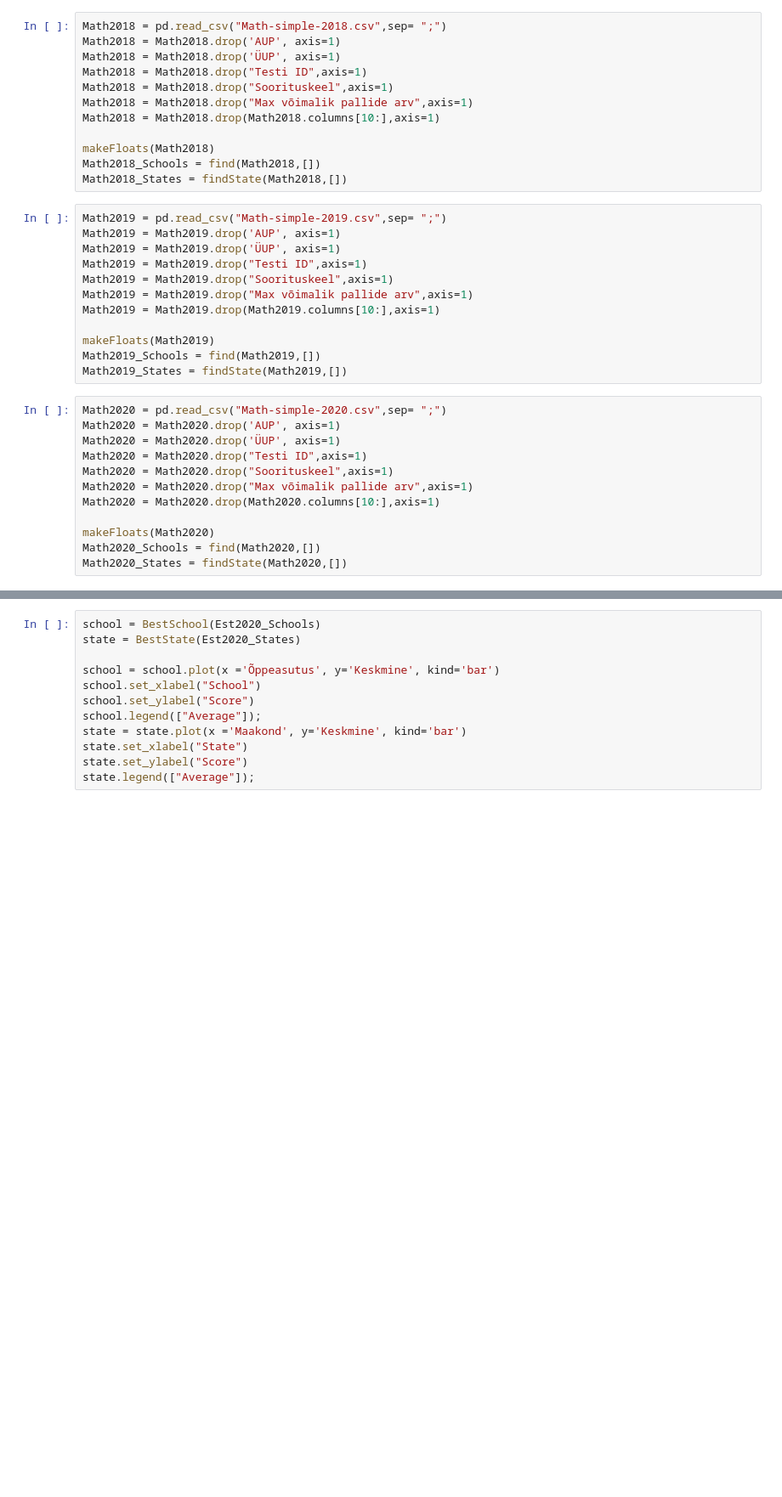
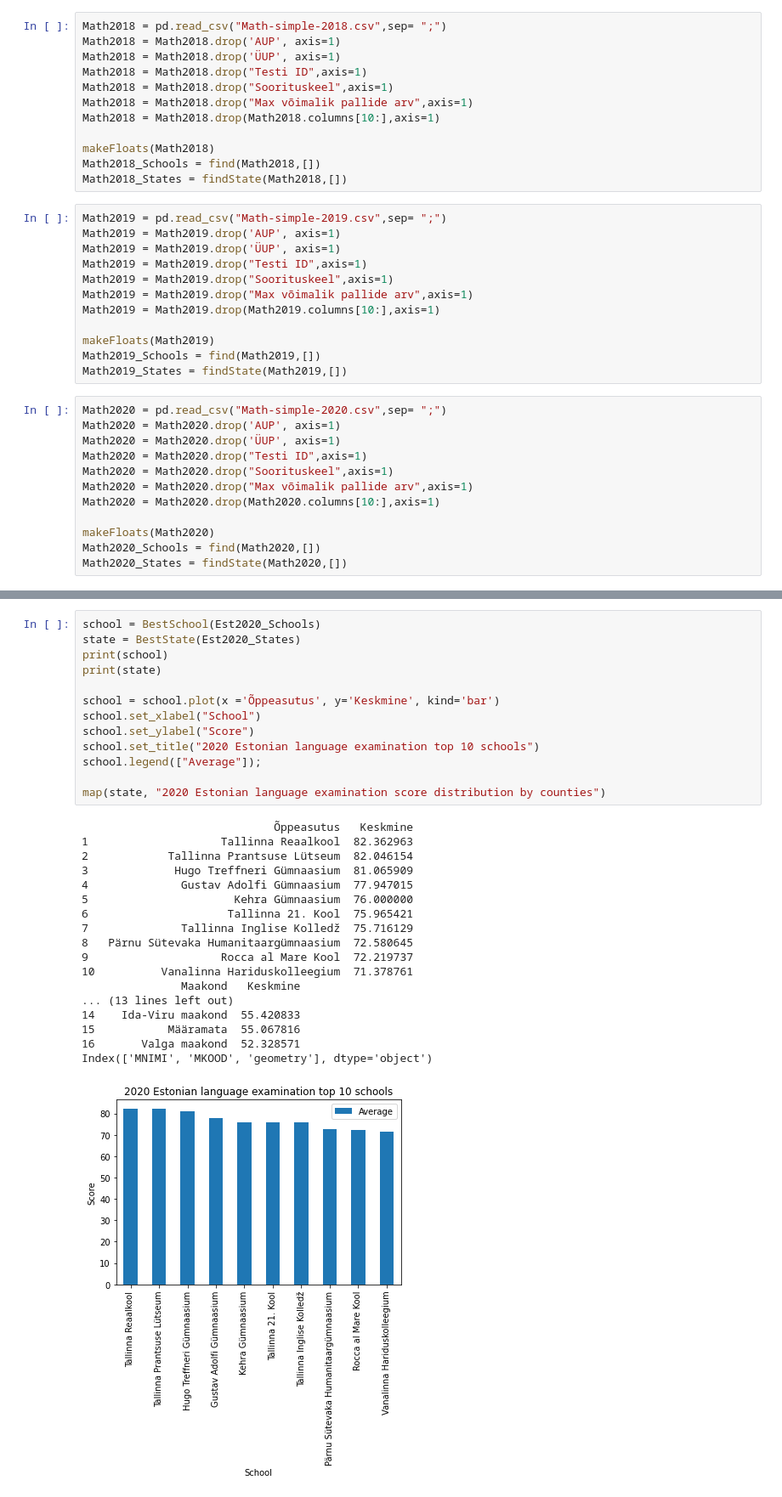
Before and after one commit to BrandonLoorits/Data-Science-Project-, a Jupyter notebook: Project/Project_C16.ipynb, the cells around one changed output, grey strips where cells are left out. Shown at 85% size. Saved outputs shown, nothing was run; the diff lists cells and outputs as text; blank space fills up the shorter version.

```diff
--- a/Project/Project_C16.ipynb
+++ b/Project/Project_C16.ipynb
@@ -210,12 +377,32 @@ state.legend(["Average"]);
 # %%
 school = BestSchool(Est2020_Schools)
 state = BestState(Est2020_States)
+print(school)
+print(state)
 
 school = school.plot(x ='Õppeasutus', y='Keskmine', kind='bar')
 school.set_xlabel("School")
 school.set_ylabel("Score")
+school.set_title("2020 Estonian language examination top 10 schools")
 school.legend(["Average"]);
-state = state.plot(x ='Maakond', y='Keskmine', kind='bar')
-state.set_xlabel("State")
-state.set_ylabel("Score")
-state.legend(["Average"]);
+
+map(state, "2020 Estonian language examination score distribution by counties")
+# %% [output]
+                             Õppeasutus   Keskmine
+1                    Tallinna Reaalkool  82.362963
+2            Tallinna Prantsuse Lütseum  82.046154
+3             Hugo Treffneri Gümnaasium  81.065909
+4              Gustav Adolfi Gümnaasium  77.947015
+5                      Kehra Gümnaasium  76.000000
+6                     Tallinna 21. Kool  75.965421
+7              Tallinna Inglise Kolledž  75.716129
+8   Pärnu Sütevaka Humanitaargümnaasium  72.580645
+9                    Rocca al Mare Kool  72.219737
+10          Vanalinna Hariduskolleegium  71.378761
+               Maakond   Keskmine
+... (13 lines left out)
+14    Ida-Viru maakond  55.420833
+15           Määramata  55.067816
+16       Valga maakond  52.328571
+Index(['MNIMI', 'MKOOD', 'geometry'], dtype='object')
+[figure, added]
```
Also changed, not shown: parts of 24 cells of this notebook, 12 other files.
